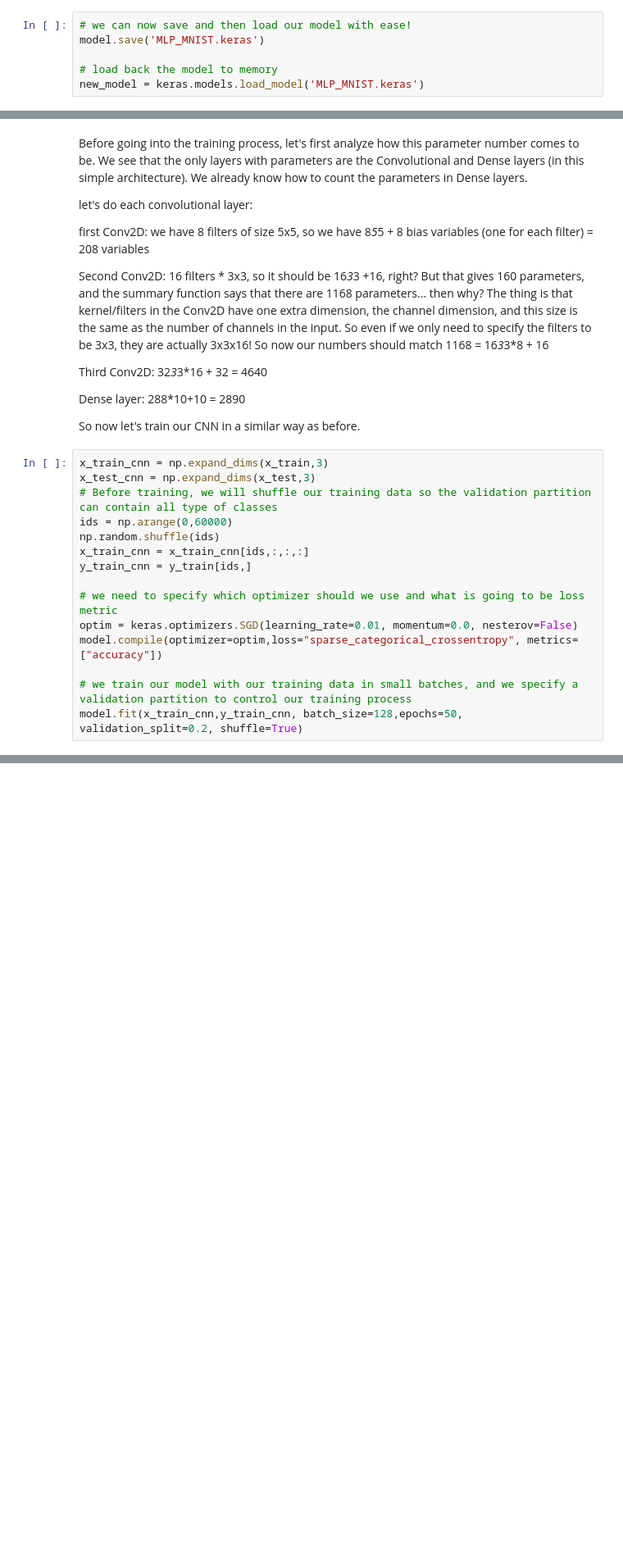
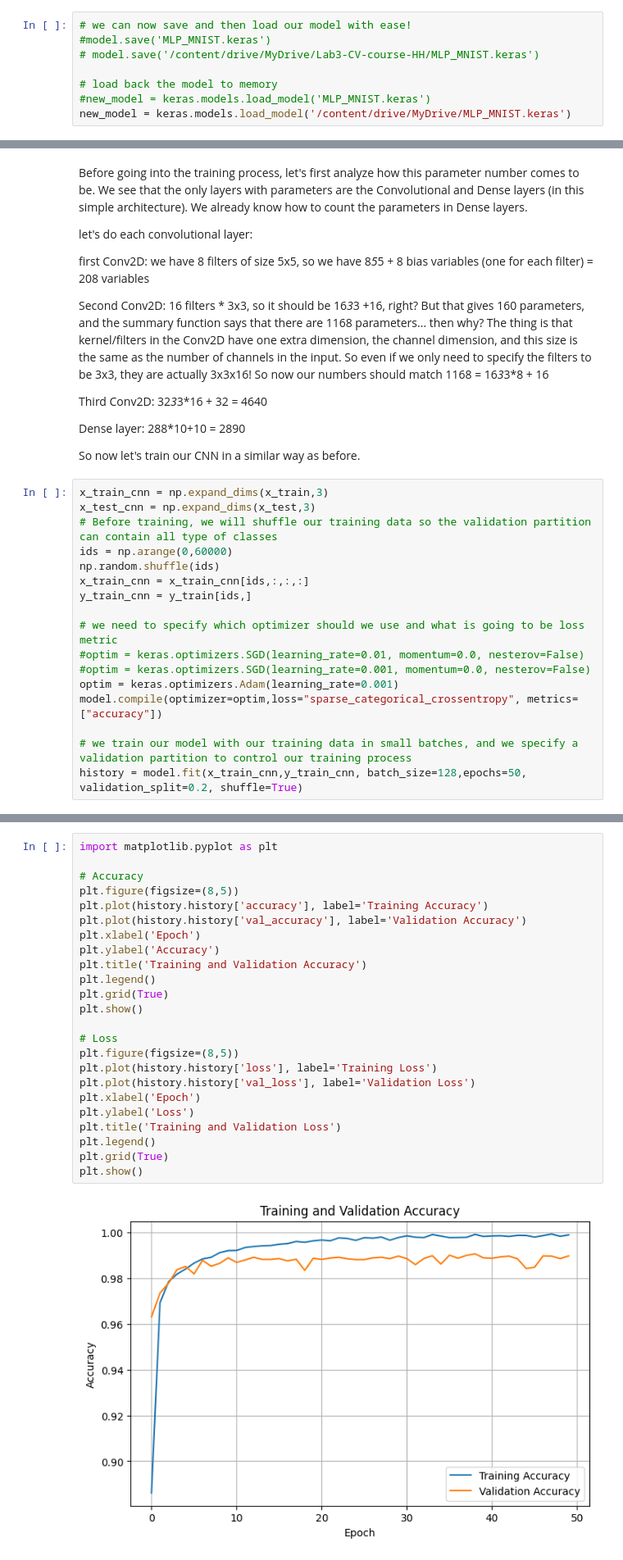
Before and after one commit to sunekaae/Lab3-CV-course-HH, a Jupyter notebook: lab_3_CNNs.ipynb, the cells around one changed output, grey strips where cells are left out. Shown at 82% size. Cells and saved outputs as stored; diff of their text form; blank space fills up the shorter version.

```diff
--- a/lab_3_CNNs.ipynb
+++ b/lab_3_CNNs.ipynb
@@ -188,9 +179,11 @@ model.evaluate(x_test_mlp,y_test)
 # %%
 # we can now save and then load our model with ease!
-model.save('MLP_MNIST.keras')
+#model.save('MLP_MNIST.keras')
+# model.save('/content/drive/MyDrive/Lab3-CV-course-HH/MLP_MNIST.keras')
 
 # load back the model to memory
-new_model = keras.models.load_model('MLP_MNIST.keras')
+#new_model = keras.models.load_model('MLP_MNIST.keras')
+new_model = keras.models.load_model('/content/drive/MyDrive/MLP_MNIST.keras')
 # %%
 # TO DO: Try to optimize your MLP to improve the results for that try to:
 # Change the number of neurons in the hidden layer
@@ -248,8 +279,10 @@ x_train_cnn = x_train_cnn[ids,:,:,:]
 y_train_cnn = y_train[ids,]
 
 # we need to specify which optimizer should we use and what is going to be loss metric
-optim = keras.optimizers.SGD(learning_rate=0.01, momentum=0.0, nesterov=False)
+#optim = keras.optimizers.SGD(learning_rate=0.01, momentum=0.0, nesterov=False)
+#optim = keras.optimizers.SGD(learning_rate=0.001, momentum=0.0, nesterov=False)
+optim = keras.optimizers.Adam(learning_rate=0.001)
 model.compile(optimizer=optim,loss="sparse_categorical_crossentropy", metrics=["accuracy"])
 
 # we train our model with our training data in small batches, and we specify a validation partition to control our training process
-model.fit(x_train_cnn,y_train_cnn, batch_size=128,epochs=50, validation_split=0.2, shuffle=True)
+history = model.fit(x_train_cnn,y_train_cnn, batch_size=128,epochs=50, validation_split=0.2, shuffle=True)
@@ -259,0 +314,26 @@ model.evaluate(x_test_cnn,y_test)
+# %%
+import matplotlib.pyplot as plt
+
+# Accuracy
+plt.figure(figsize=(8,5))
+plt.plot(history.history['accuracy'], label='Training Accuracy')
+plt.plot(history.history['val_accuracy'], label='Validation Accuracy')
+plt.xlabel('Epoch')
+plt.ylabel('Accuracy')
+plt.title('Training and Validation Accuracy')
+plt.legend()
+plt.grid(True)
+plt.show()
+
+# Loss
+plt.figure(figsize=(8,5))
+plt.plot(history.history['loss'], label='Training Loss')
+plt.plot(history.history['val_loss'], label='Validation Loss')
+plt.xlabel('Epoch')
+plt.ylabel('Loss')
+plt.title('Training and Validation Loss')
+plt.legend()
+plt.grid(True)
+plt.show()
+# %% [output]
+[figure, added]
```
Also changed, not shown: parts of 16 cells of this notebook.
